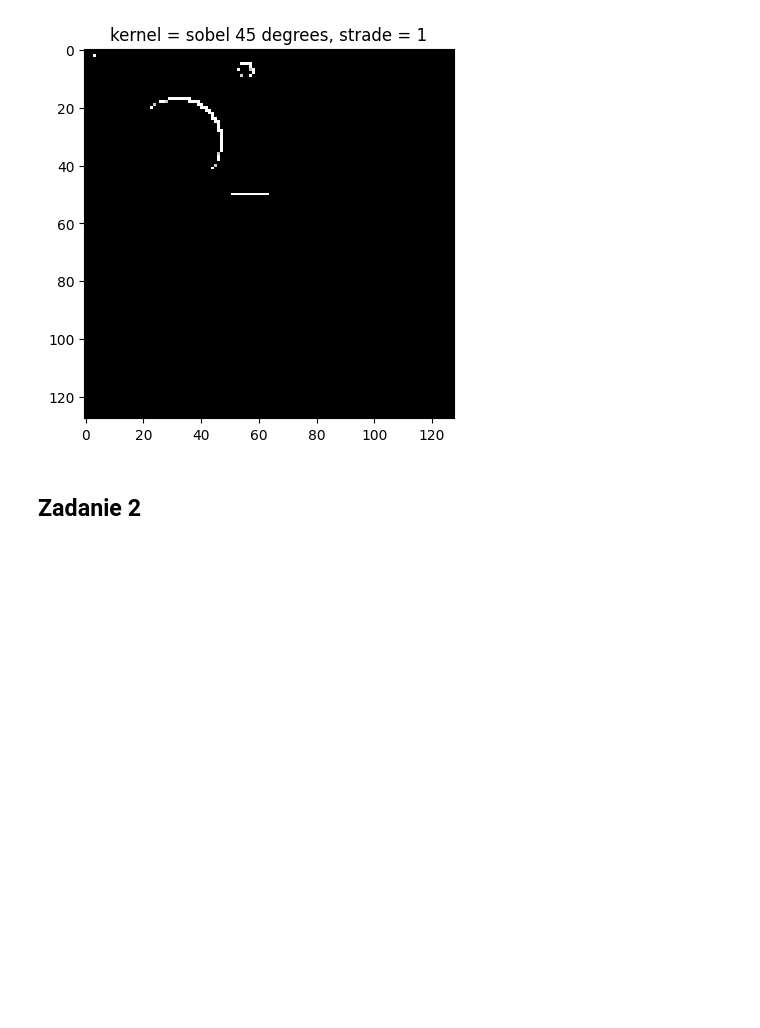
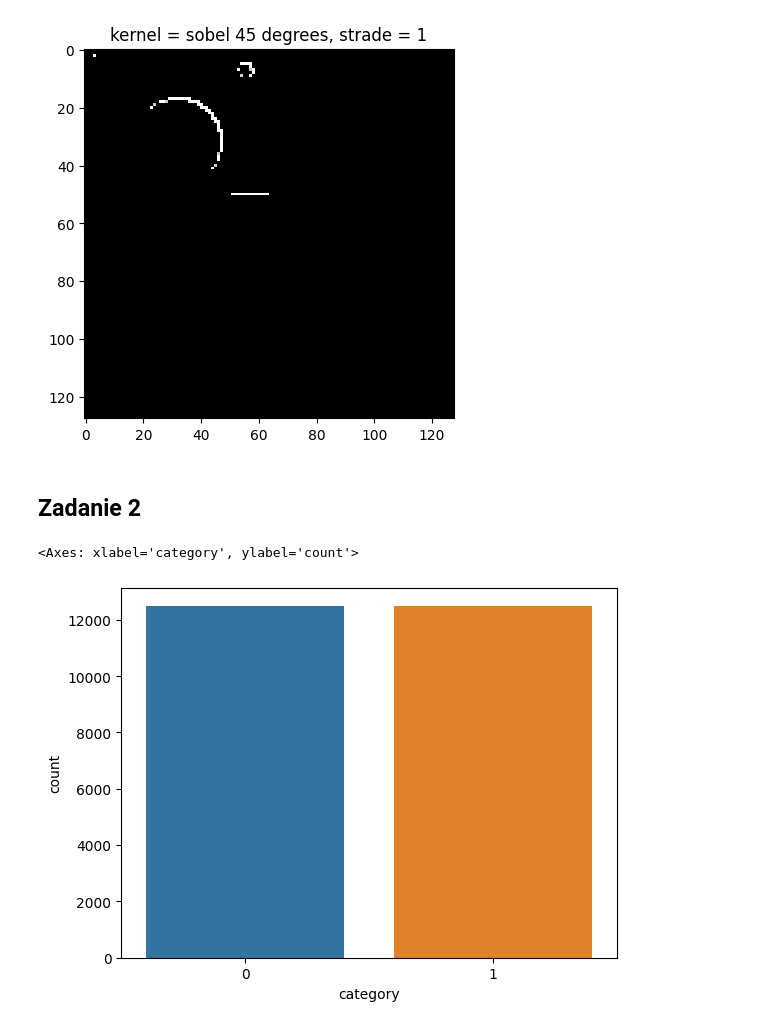
Before and after one commit to sregucki/IO_labs, a Jupyter notebook: notebooks/lab_06.ipynb, the cells around one changed output. Cells and saved outputs as stored; diff of their text form; code cells hidden in the pictures; blank space fills up the shorter version.

```diff
--- a/notebooks/lab_06.ipynb
+++ b/notebooks/lab_06.ipynb
@@ -138,3 +138,26 @@ Text(0.5, 1.0, 'kernel = sobel 45 degrees, strade = 1')
 [figure]
 # %% [markdown]
 ## Zadanie 2
+# %%
+import os
+import pandas as pd
+import seaborn as sns
+import warnings
+
+warnings.filterwarnings("ignore")
+
+filenames = os.listdir("data/dogs-cats-mini/")
+
+categories = []
+for filename in filenames:
+    category = filename.split(".")[0]
+    if category == "dog":
+        categories.append(1)
+    else:
+        categories.append(0)
+
+df = pd.DataFrame({"filename": filenames, "category": categories})
+sns.countplot(data=df, x="category", palette="tab10")
+# %% [output]
+<Axes: xlabel='category', ylabel='count'>
+[figure, added]
```
Also changed, not shown: parts of 14 cells of this notebook.
